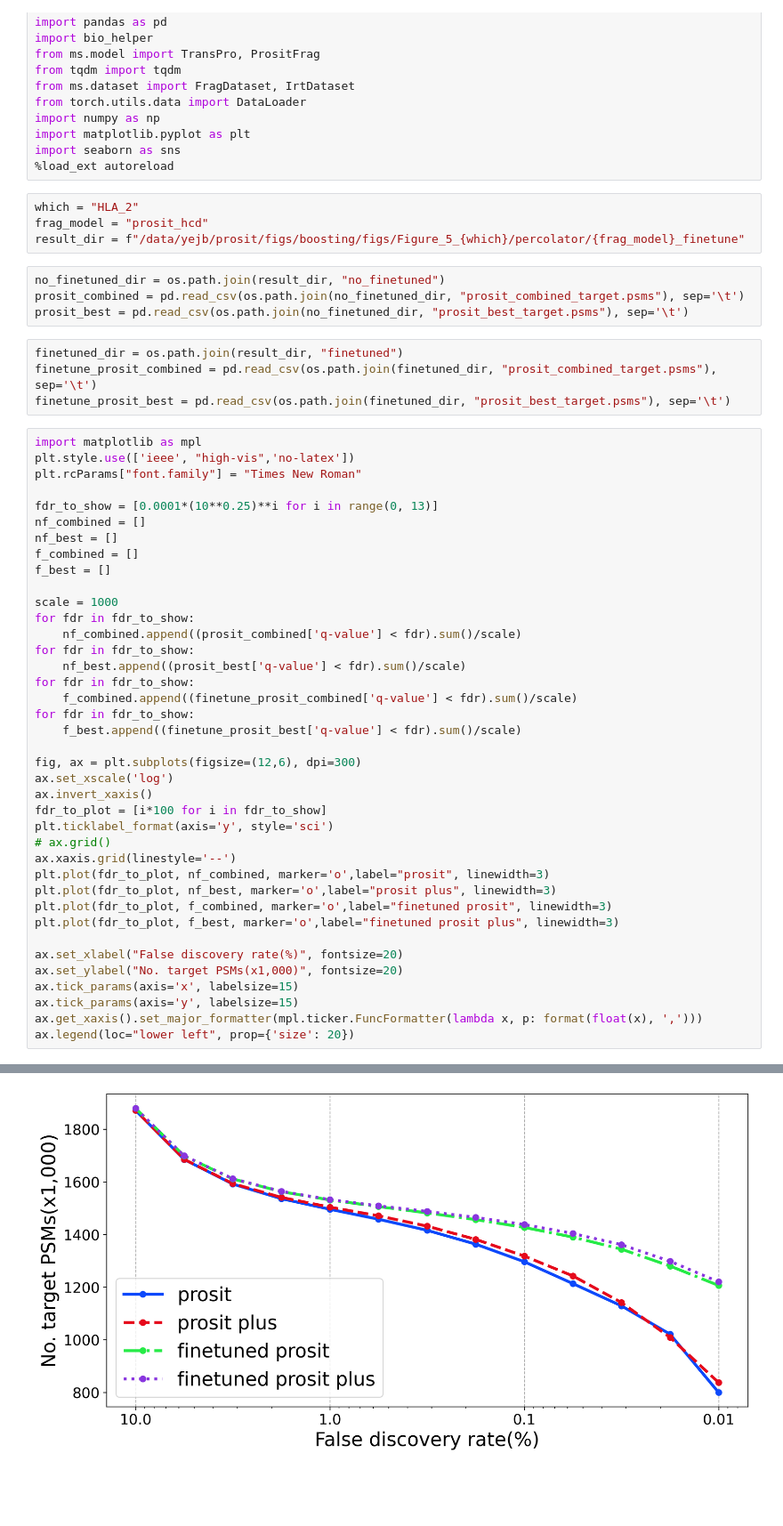
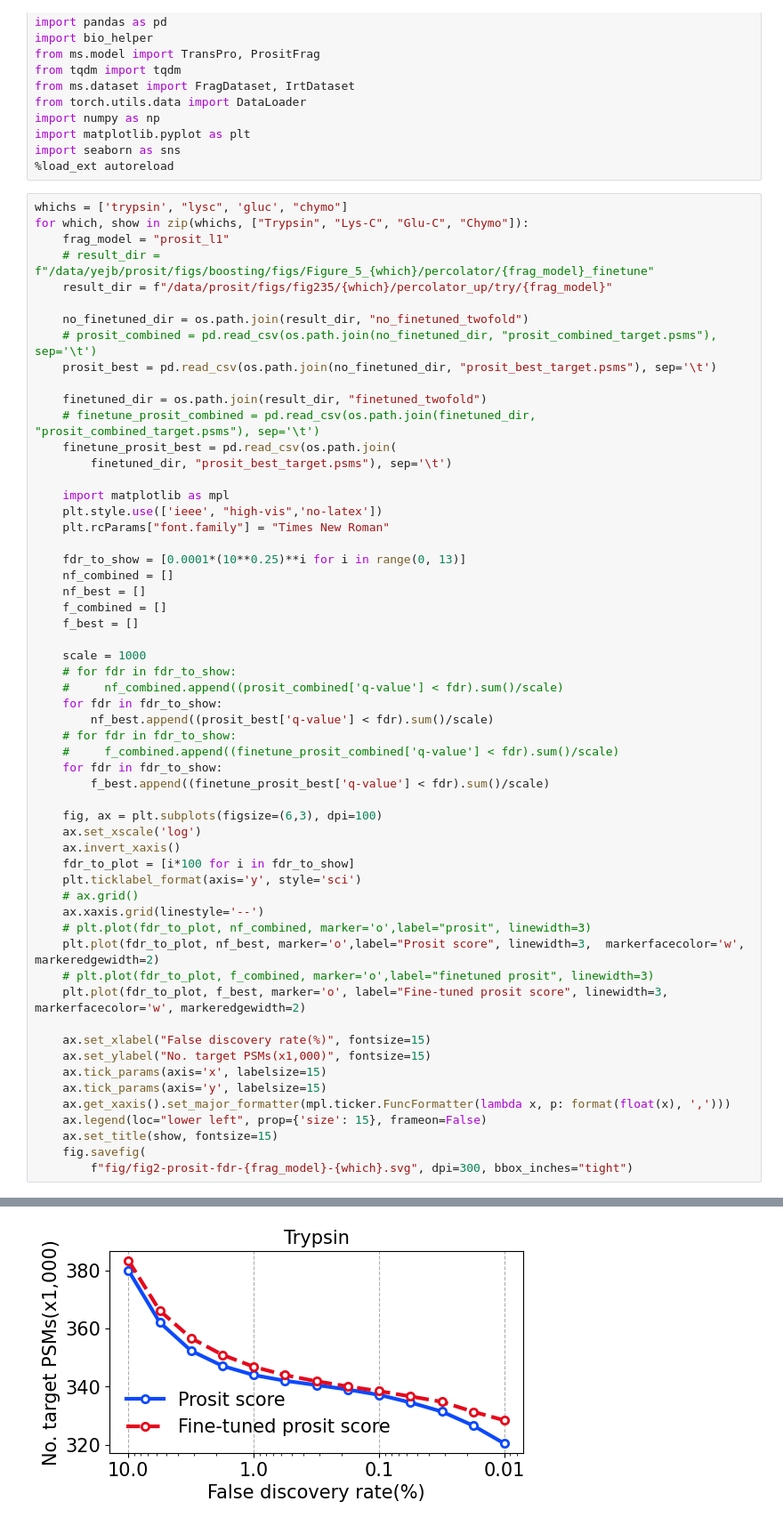
Before and after one commit to gusye1234/pept3-exp, a Jupyter notebook: figs/fig2_fdr_curves.ipynb, the cells around one changed output, grey strips where cells are left out. Shown: that part at 89% size. Drawn from its saved outputs; the diff is of its cells as text; blank space fills up the shorter version.

```diff
--- a/figs/fig2_fdr_curves.ipynb
+++ b/figs/fig2_fdr_curves.ipynb
@@ -21,55 +21,61 @@ import numpy as np
 import matplotlib.pyplot as plt
 import seaborn as sns
 %load_ext autoreload
-# %%
-which = "HLA_2"
-frag_model = "prosit_hcd"
-result_dir = f"/data/yejb/prosit/figs/boosting/figs/Figure_5_{which}/percolator/{frag_model}_finetune"
-# %%
-no_finetuned_dir = os.path.join(result_dir, "no_finetuned")
-prosit_combined = pd.read_csv(os.path.join(no_finetuned_dir, "prosit_combined_target.psms"), sep='\t')
-prosit_best = pd.read_csv(os.path.join(no_finetuned_dir, "prosit_best_target.psms"), sep='\t')
-# %%
-finetuned_dir = os.path.join(result_dir, "finetuned")
-finetune_prosit_combined = pd.read_csv(os.path.join(finetuned_dir, "prosit_combined_target.psms"), sep='\t')
-finetune_prosit_best = pd.read_csv(os.path.join(finetuned_dir, "prosit_best_target.psms"), sep='\t')
 # %%
-import matplotlib as mpl
-plt.style.use(['ieee', "high-vis",'no-latex'])
-plt.rcParams["font.family"] = "Times New Roman"
+whichs = ['trypsin', "lysc", 'gluc', "chymo"]
+for which, show in zip(whichs, ["Trypsin", "Lys-C", "Glu-C", "Chymo"]):
+    frag_model = "prosit_l1"
+    # result_dir = f"/data/yejb/prosit/figs/boosting/figs/Figure_5_{which}/percolator/{frag_model}_finetune"
+    result_dir = f"/data/prosit/figs/fig235/{which}/percolator_up/try/{frag_model}"
 
-fdr_to_show = [0.0001*(10**0.25)**i for i in range(0, 13)]
-nf_combined = []
-nf_best = []
-f_combined = []
-f_best = []
+    no_finetuned_dir = os.path.join(result_dir, "no_finetuned_twofold")
+    # prosit_combined = pd.read_csv(os.path.join(no_finetuned_dir, "prosit_combined_target.psms"), sep='\t')
+    prosit_best = pd.read_csv(os.path.join(no_finetuned_dir, "prosit_best_target.psms"), sep='\t')
 
-scale = 1000
-for fdr in fdr_to_show:
-    nf_combined.append((prosit_combined['q-value'] < fdr).sum()/scale)
-for fdr in fdr_to_show:
-    nf_best.append((prosit_best['q-value'] < fdr).sum()/scale)
-for fdr in fdr_to_show:
-    f_combined.append((finetune_prosit_combined['q-value'] < fdr).sum()/scale)
-for fdr in fdr_to_show:
-    f_best.append((finetune_prosit_best['q-value'] < fdr).sum()/scale)
+    finetuned_dir = os.path.join(result_dir, "finetuned_twofold")
+    # finetune_prosit_combined = pd.read_csv(os.path.join(finetuned_dir, "prosit_combined_target.psms"), sep='\t')
+    finetune_prosit_best = pd.read_csv(os.path.join(
+        finetuned_dir, "prosit_best_target.psms"), sep='\t')
 
-fig, ax = plt.subplots(figsize=(12,6), dpi=300)
-ax.set_xscale('log')
-ax.invert_xaxis()
-fdr_to_plot = [i*100 for i in fdr_to_show]
-plt.ticklabel_format(axis='y', style='sci')
-# ax.grid()
-ax.xaxis.grid(linestyle='--')
-plt.plot(fdr_to_plot, nf_combined, marker='o',label="prosit", linewidth=3)
-plt.plot(fdr_to_plot, nf_best, marker='o',label="prosit plus", linewidth=3)
-plt.plot(fdr_to_plot, f_combined, marker='o',label="finetuned prosit", linewidth=3)
-plt.plot(fdr_to_plot, f_best, marker='o',label="finetuned prosit plus", linewidth=3)
+    import matplotlib as mpl
+    plt.style.use(['ieee', "high-vis",'no-latex'])
+    plt.rcParams["font.family"] = "Times New Roman"
 
-ax.set_xlabel("False discovery rate(%)", fontsize=20)
-ax.set_ylabel("No. target PSMs(x1,000)", fontsize=20)
-ax.tick_params(axis='x', labelsize=15)
-ax.tick_params(axis='y', labelsize=15)
-ax.get_xaxis().set_major_formatter(mpl.ticker.FuncFormatter(lambda x, p: format(float(x), ',')))
-ax.legend(loc="lower left", prop={'size': 20})
+    fdr_to_show = [0.0001*(10**0.25)**i for i in range(0, 13)]
+    nf_combined = []
+    nf_best = []
+    f_combined = []
+    f_best = []
+
+    scale = 1000
+    # for fdr in fdr_to_show:
+    #     nf_combined.append((prosit_combined['q-value'] < fdr).sum()/scale)
+    for fdr in fdr_to_show:
+        nf_best.append((prosit_best['q-value'] < fdr).sum()/scale)
+    # for fdr in fdr_to_show:
+    #     f_combined.append((finetune_prosit_combined['q-value'] < fdr).sum()/scale)
+    for fdr in fdr_to_show:
+        f_best.append((finetune_prosit_best['q-value'] < fdr).sum()/scale)
+
+    fig, ax = plt.subplots(figsize=(6,3), dpi=100)
+    ax.set_xscale('log')
+    ax.invert_xaxis()
+    fdr_to_plot = [i*100 for i in fdr_to_show]
+    plt.ticklabel_format(axis='y', style='sci')
+    # ax.grid()
+    ax.xaxis.grid(linestyle='--')
+    # plt.plot(fdr_to_plot, nf_combined, marker='o',label="prosit", linewidth=3)
+    plt.plot(fdr_to_plot, nf_best, marker='o',label="Prosit score", linewidth=3,  markerfacecolor='w', markeredgewidth=2)
+    # plt.plot(fdr_to_plot, f_combined, marker='o',label="finetuned prosit", linewidth=3)
+    plt.plot(fdr_to_plot, f_best, marker='o', label="Fine-tuned prosit score", linewidth=3, markerfacecolor='w', markeredgewidth=2)
+
+    ax.set_xlabel("False discovery rate(%)", fontsize=15)
+    ax.set_ylabel("No. target PSMs(x1,000)", fontsize=15)
+    ax.tick_params(axis='x', labelsize=15)
+    ax.tick_params(axis='y', labelsize=15)
+    ax.get_xaxis().set_major_formatter(mpl.ticker.FuncFormatter(lambda x, p: format(float(x), ',')))
+    ax.legend(loc="lower left", prop={'size': 15}, frameon=False)
+    ax.set_title(show, fontsize=15)
+    fig.savefig(
+        f"fig/fig2-prosit-fdr-{frag_model}-{which}.svg", dpi=300, bbox_inches="tight")
 # %% [output]
@@ -77 +82 @@ ax.legend(loc="lower left", prop={'size': 20})
-[figure, old version]
+[figure, new version]
```
Also changed, not shown: parts of 4 cells of this notebook, 9 other files.
